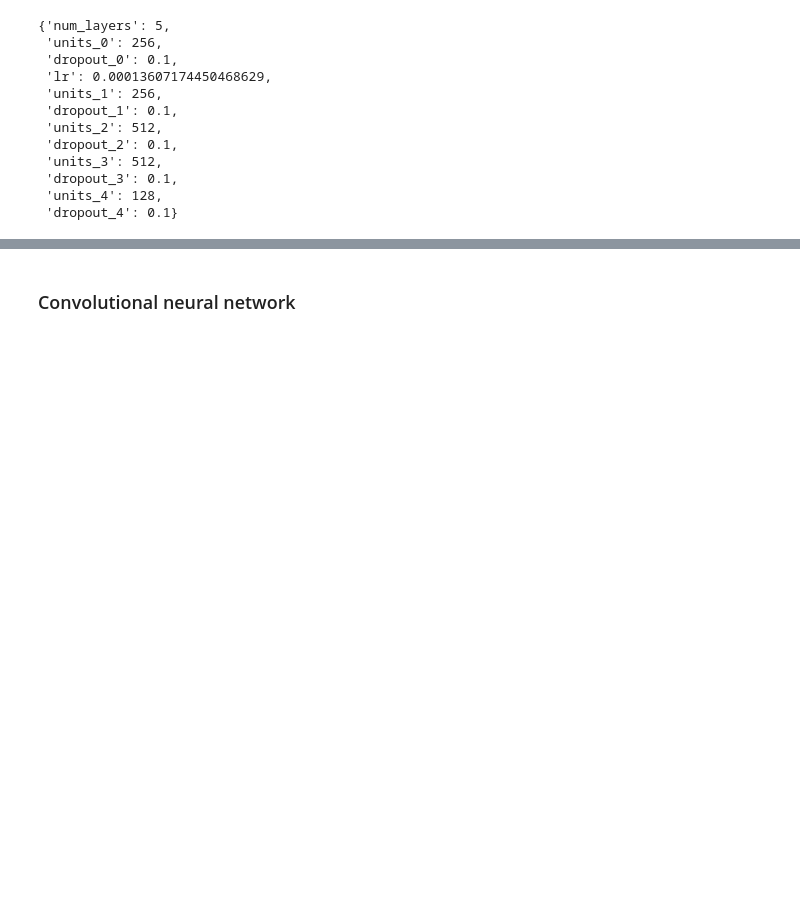
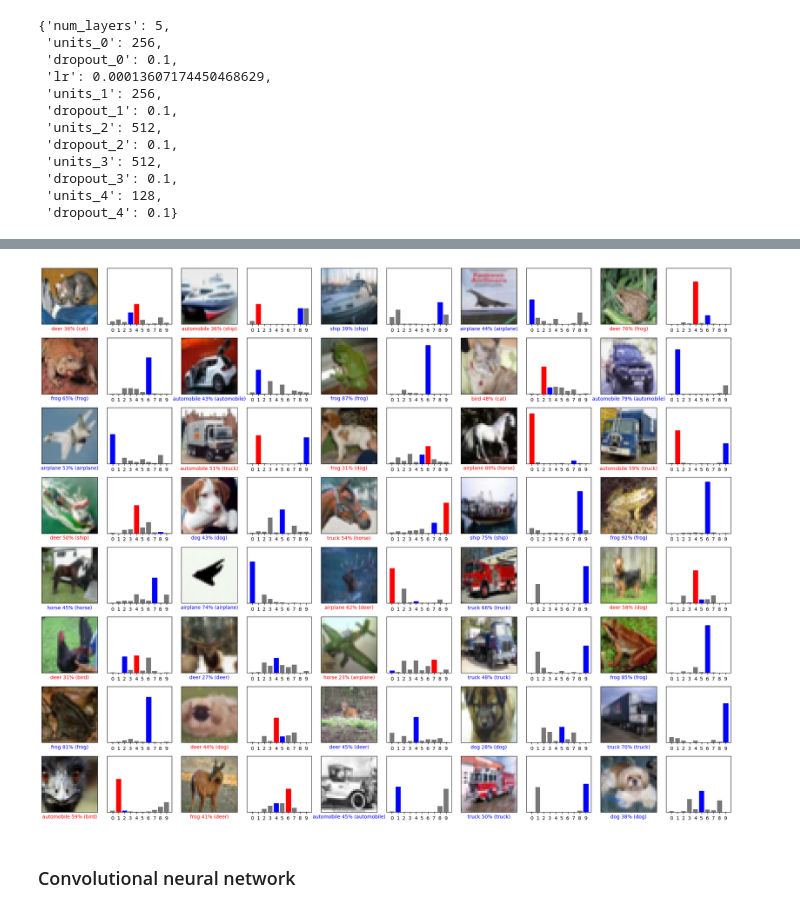
Before and after one commit to stephensusanto/MLDM, a Jupyter notebook: COMP5318-assignment2-template-notebook.ipynb, the cells around one changed output, grey strips where cells are left out. Drawn from its saved outputs; the diff is of its cells as text; code cells hidden in the pictures; blank space fills up the shorter version.

Commit message:
add prediction figure for cnn and mlp

```diff
--- a/COMP5318-assignment2-template-notebook.ipynb
+++ b/COMP5318-assignment2-template-notebook.ipynb
@@ -1185,3 +1185,19 @@ fig.update_layout(
 )
 
 fig.show()
+# %%
+predictions_mlp = mlp_final.predict(X_test_norm)
+
+# Based on the prediction, plot the first 25 images
+num_rows = 8
+num_cols = 5
+num_images = num_rows * num_cols
+plt.figure(figsize=(2 * 2 * num_cols, 2 * num_rows))
+for i in range(num_images):
+    plt.subplot(num_rows, 2 * num_cols, 2 * i + 1)
+    plot_image(i, predictions_mlp[i], y_test, X_test)
+    plt.subplot(num_rows, 2*num_cols, 2*i+2)
+    plot_value_array(i, predictions_mlp[i], y_test)
+plt.tight_layout()
+plt.show()
+# %% [output]
@@ -1188,3 +1205,4 @@ fig.show()
+[figure, added]
 # %% [markdown]
 ### Convolutional neural network
 # %%
```
Also changed, not shown: parts of 2 cells of this notebook.
